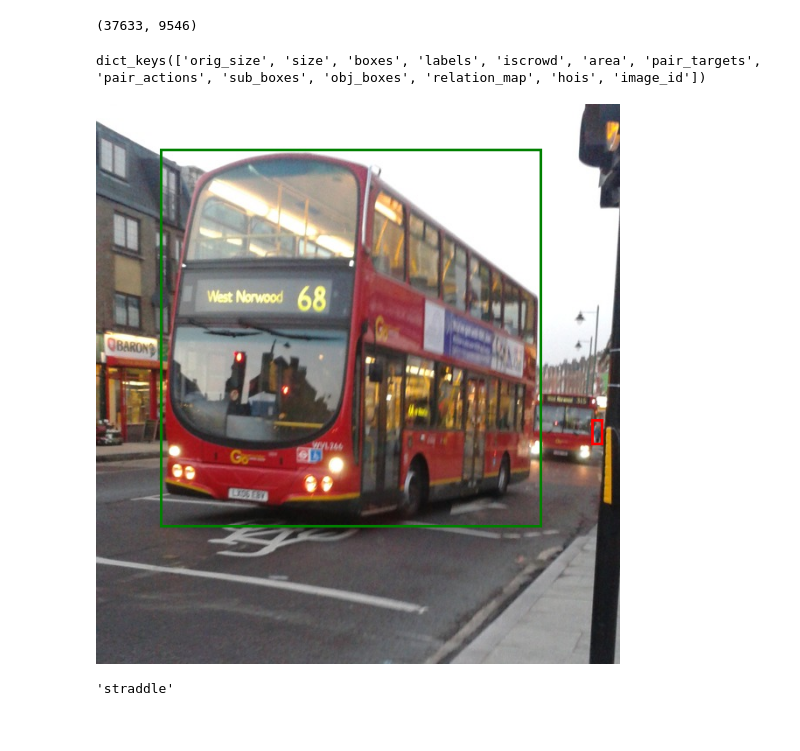
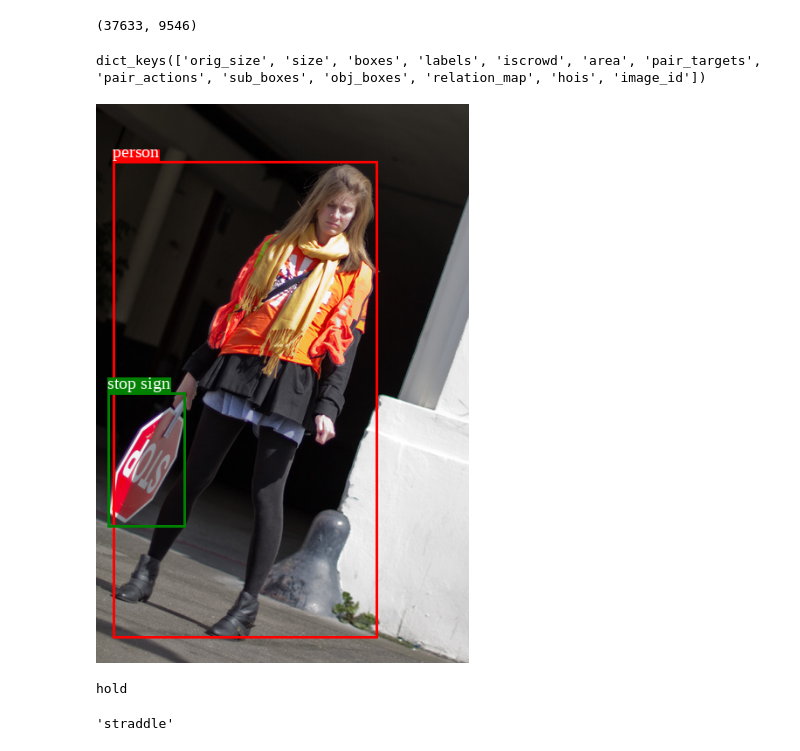
Before and after one commit to Absolute-Value/HICO-DET_Visualization, a Jupyter notebook: hico_from_json.ipynb, the cells around one changed output. Cells and saved outputs as stored; diff of their text form; code cells hidden in the pictures.

```diff
--- a/hico_from_json.ipynb
+++ b/hico_from_json.ipynb
@@ -11,27 +11,53 @@ args = parser.parse_args([])
 # %%
 dataset_train = build("train", args)
 dataset_val = build("val", args)
+actions = dataset_train.get_actions()
+COCO_CLASSES = dataset_train.COCO_CLASSES
 len(dataset_train), len(dataset_val)
 # %% [output]
 (37633, 9546)
-# %%
-for i, (img, anno) in enumerate(dataset_train):
-  draw = ImageDraw.Draw(img)
-  print(anno.keys())
-  hois = anno["hois"]
-  for j, box in enumerate(anno["boxes"]):
-    if j == 0:
-      draw.rectangle((box[0], box[1], box[2], box[3]), outline="red", width=3)
-    else:
-      draw.rectangle((box[0], box[1], box[2], box[3]), outline="green", width=3)
-  display(img)
-  message = input(str(i))
-  if message == 'end':
-    break
-  clear_output(True)
-# %% [output]
-dict_keys(['orig_size', 'size', 'boxes', 'labels', 'iscrowd', 'area', 'pair_targets', 'pair_actions', 'sub_boxes', 'obj_boxes', 'relation_map', 'hois', 'image_id'])
-[figure, removed]
+# %%
+font = ImageFont.truetype("/usr/share/fonts/truetype/liberation/LiberationSerif-Regular.ttf", size=20)
+for i, (img, anno) in enumerate(dataset_train):
+  draw = ImageDraw.Draw(img)
+  # print(anno.keys())
+  hois = anno["hois"]
+  boxes = anno["boxes"]
+  labels = anno["labels"]
+  hoi_names = []
+  for (hum_id, obj_id, hoi_id) in hois:
+    hum_bb = boxes[hum_id]
+    hum_label = labels[hum_id]
+    hum_name = COCO_CLASSES[hum_label]
+
+    obj_bb = boxes[obj_id]
+    obj_label = labels[obj_id]
+    obj_name = COCO_CLASSES[obj_label]
+
+    hoi_name = actions[hoi_id]
+    hoi_names.append(hoi_name)
+
+    draw.rectangle((hum_bb[0], hum_bb[1], hum_bb[2], hum_bb[3]), outline="red", width=3)
+    text_area = draw.textbbox((hum_bb[0], hum_bb[1]), hum_name, font=font, anchor="lb")
+    draw.rectangle(text_area, fill="red")
+    draw.text((hum_bb[0], hum_bb[1]), hum_name, fill='white', font=font, anchor="lb")
+
+    draw.rectangle((obj_bb[0], obj_bb[1], obj_bb[2], obj_bb[3]), outline="green", width=3)
+    text_area = draw.textbbox((obj_bb[0], obj_bb[1]), obj_name, font=font, anchor="lb")
+    draw.rectangle(text_area, fill="green")
+    draw.text((obj_bb[0], obj_bb[1]), obj_name, fill='white', font=font, anchor="lb")
+
+  display(img)
+  print(", ".join(hoi_names))
+
+  message = input(str(i))
+  if message == 'end':
+    break
+  clear_output(True)
+# %% [output]
+dict_keys(['orig_size', 'size', 'boxes', 'labels', 'iscrowd', 'area', 'pair_targets', 'pair_actions', 'sub_boxes', 'obj_boxes', 'relation_map', 'hois', 'image_id'])
+[figure, added]
+hold
 # %%
 dataset_train.get_actions()[98]
 # %% [output]
```
